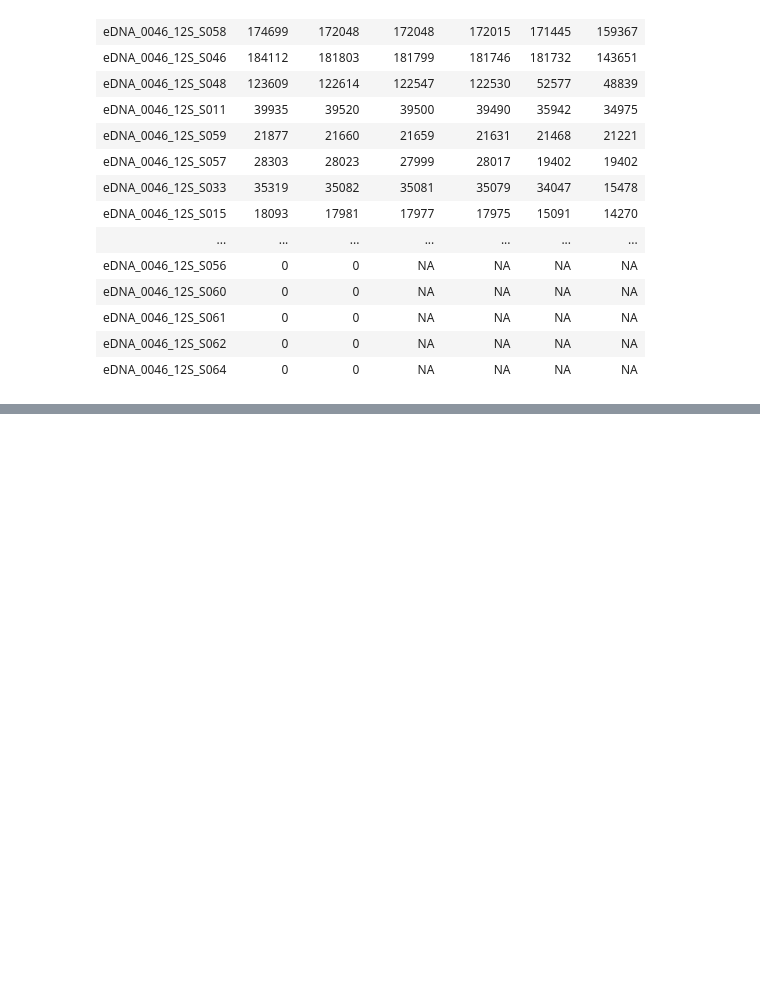
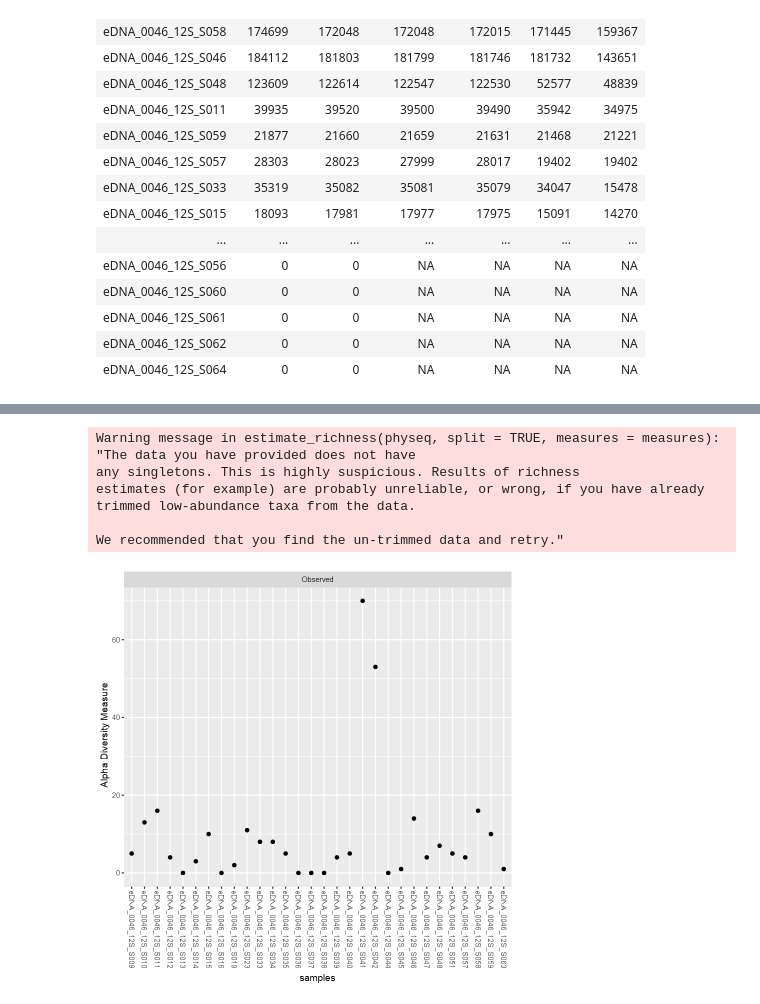
Before and after one commit to PiscatorX/Skunkworks, a Jupyter notebook: Shark_eDNA/DADA2_workflow.ipynb, the cells around one changed output, grey strips where cells are left out. Saved outputs shown, nothing was run; the diff lists cells and outputs as text; code cells hidden in the pictures; blank space fills up the shorter version.

```diff
--- a/Shark_eDNA/DADA2_workflow.ipynb
+++ b/Shark_eDNA/DADA2_workflow.ipynb
@@ -366,0 +502,12 @@ write.table(taxa, "12S_taxa_table.tsv", sep = "\t")
+# %%
+#please not that some of the diversity metrics may require your data to be normalised/rarefied
+phyloseq::plot_richness(phyloseq_12S, measures = c('Observed'))
+# %% [output]
+Warning message in estimate_richness(physeq, split = TRUE, measures = measures):
+"The data you have provided does not have
+any singletons. This is highly suspicious. Results of richness
+estimates (for example) are probably unreliable, or wrong, if you have already
+trimmed low-abundance taxa from the data.
+
+We recommended that you find the un-trimmed data and retry."
+[figure, added]
```
Also changed, not shown: parts of 22 cells of this notebook.
